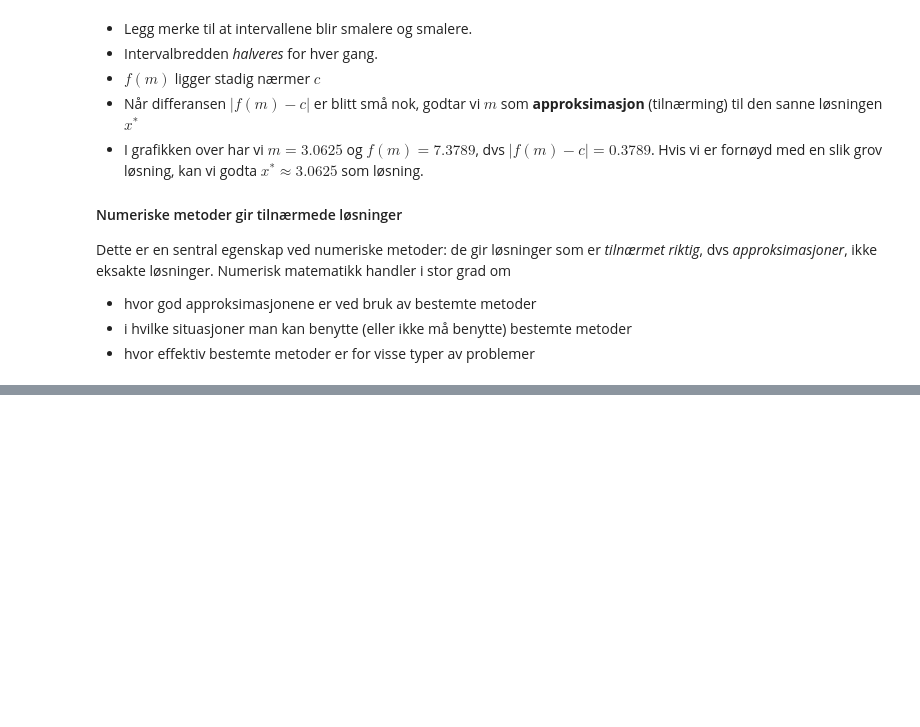
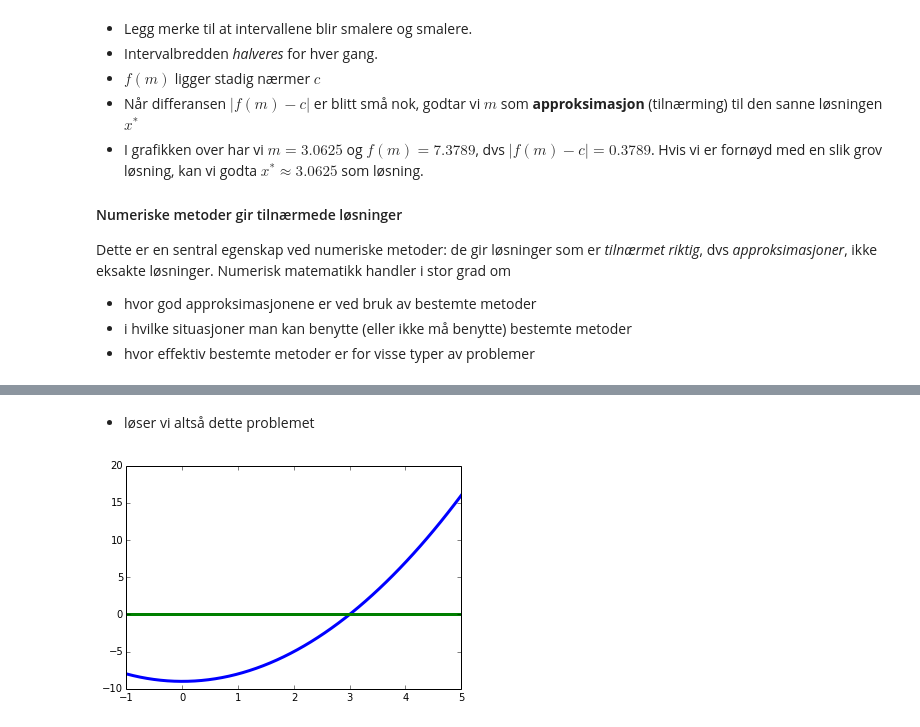
Before and after one commit to Ranmar/UMB_INF100_H13, a Jupyter notebook: Forelesninger/INF100_H13_F07.ipynb, the cells around one changed output, grey strips where cells are left out. Saved outputs shown, nothing was run; the diff lists cells and outputs as text; code cells hidden in the pictures; blank space fills up the shorter version.

```diff
--- a/Forelesninger/INF100_H13_F07.ipynb
+++ b/Forelesninger/INF100_H13_F07.ipynb
@@ -576,0 +620,8 @@ Dette er en sentral egenskap ved numeriske metoder: de gir løsninger som er *ti
+# %% [markdown]
+- løser vi altså dette problemet
+# %%
+def g(x):
+    return x**2 - 9
+bisect_plot(func=g, const=0, xmin=-1, xmax=5)
+# %% [output]
+[figure, added]
```
Also changed, not shown: parts of 12 cells of this notebook.
